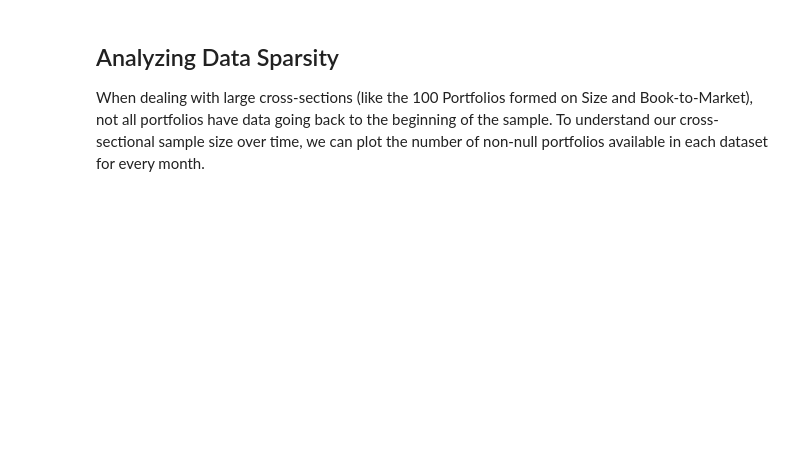
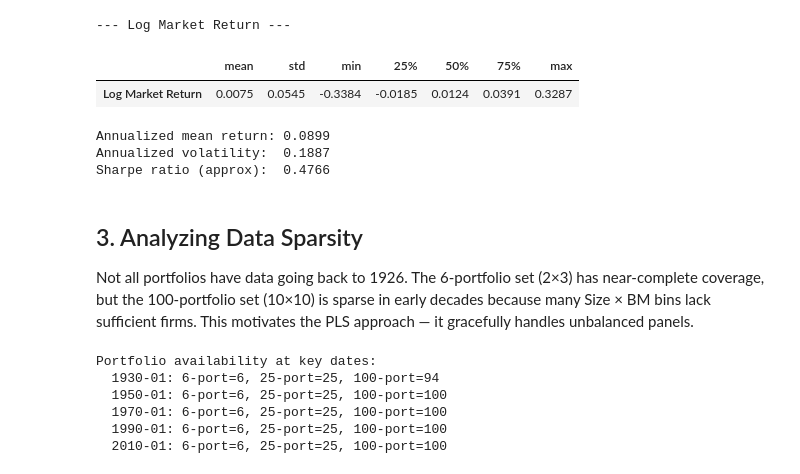
Before and after one commit to zaranip/p01_kelly_pruitt_2013, a Jupyter notebook: src/summary_statistics.ipynb, the cells around one changed output. Drawn from its saved outputs; the diff is of its cells as text; code cells hidden in the pictures; blank space fills up the shorter version.

```diff
--- a/src/summary_statistics.ipynb
+++ b/src/summary_statistics.ipynb
@@ -31,4 +126,48 @@ display(summary_df)
+# %%
+# Market return statistics
+print("--- Log Market Return ---")
+mkt_stats = y_1m.describe()[['mean', 'std', 'min', '25%', '50%', '75%', 'max']]
+mkt_summary = pd.DataFrame(mkt_stats).T
+mkt_summary.index = ['Log Market Return']
+display(mkt_summary.style.format('{:.4f}'))
+
+print(f"\nAnnualized mean return: {y_1m.mean() * 12:.4f}")
+print(f"Annualized volatility:  {y_1m.std() * np.sqrt(12):.4f}")
+print(f"Sharpe ratio (approx):  {(y_1m.mean() * 12) / (y_1m.std() * np.sqrt(12)):.4f}")
+# %% [output]
+--- Log Market Return ---
+|  | mean | std | min | 25% | 50% | 75% | max |
+| Log Market Return | 0.0075 | 0.0545 | -0.3384 | -0.0185 | 0.0124 | 0.0391 | 0.3287 |
+Annualized mean return: 0.0899
+Annualized volatility:  0.1887
+Sharpe ratio (approx):  0.4766
 # %% [markdown]
-## Analyzing Data Sparsity
-When dealing with large cross-sections (like the 100 Portfolios formed on Size and Book-to-Market), not all portfolios have data going back to the beginning of the sample. To understand our cross-sectional sample size over time, we can plot the number of non-null portfolios available in each dataset for every month.
+## 3. Analyzing Data Sparsity
+
+Not all portfolios have data going back to 1926. The 6-portfolio set (2×3) has near-complete coverage, but the 100-portfolio set (10×10) is sparse in early decades because many Size × BM bins lack sufficient firms. This motivates the PLS approach — it gracefully handles unbalanced panels.
+# %%
+# Count valid (non-NaN) portfolios at each date
+bm_6 = data["6_Portfolios_2x3_BM"]
+bm_100 = data["100_Portfolios_10x10_BM"]
+
+sparsity = pd.DataFrame({
+    '6 Portfolios': bm_6.count(axis=1),
+    '25 Portfolios': bm_25.count(axis=1),
+    '100 Portfolios': bm_100.count(axis=1)
+})
+
+print("Portfolio availability at key dates:")
+key_dates = ['1930-01-01', '1950-01-01', '1970-01-01', '1990-01-01', '2010-01-01']
+for d in key_dates:
+    nearest = sparsity.index[sparsity.index >= pd.Timestamp(d)][0]
+    row = sparsity.loc[nearest]
+    print(f"  {nearest.strftime('%Y-%m')}: 6-port={row['6 Portfolios']:.0f}, "
+          f"25-port={row['25 Portfolios']:.0f}, 100-port={row['100 Portfolios']:.0f}")
+# %% [output]
+Portfolio availability at key dates:
+  1930-01: 6-port=6, 25-port=25, 100-port=94
+  1950-01: 6-port=6, 25-port=25, 100-port=100
+  1970-01: 6-port=6, 25-port=25, 100-port=100
+  1990-01: 6-port=6, 25-port=25, 100-port=100
+  2010-01: 6-port=6, 25-port=25, 100-port=100
 # %%
```
Also changed, not shown: parts of 20 cells of this notebook, 3 other files.
